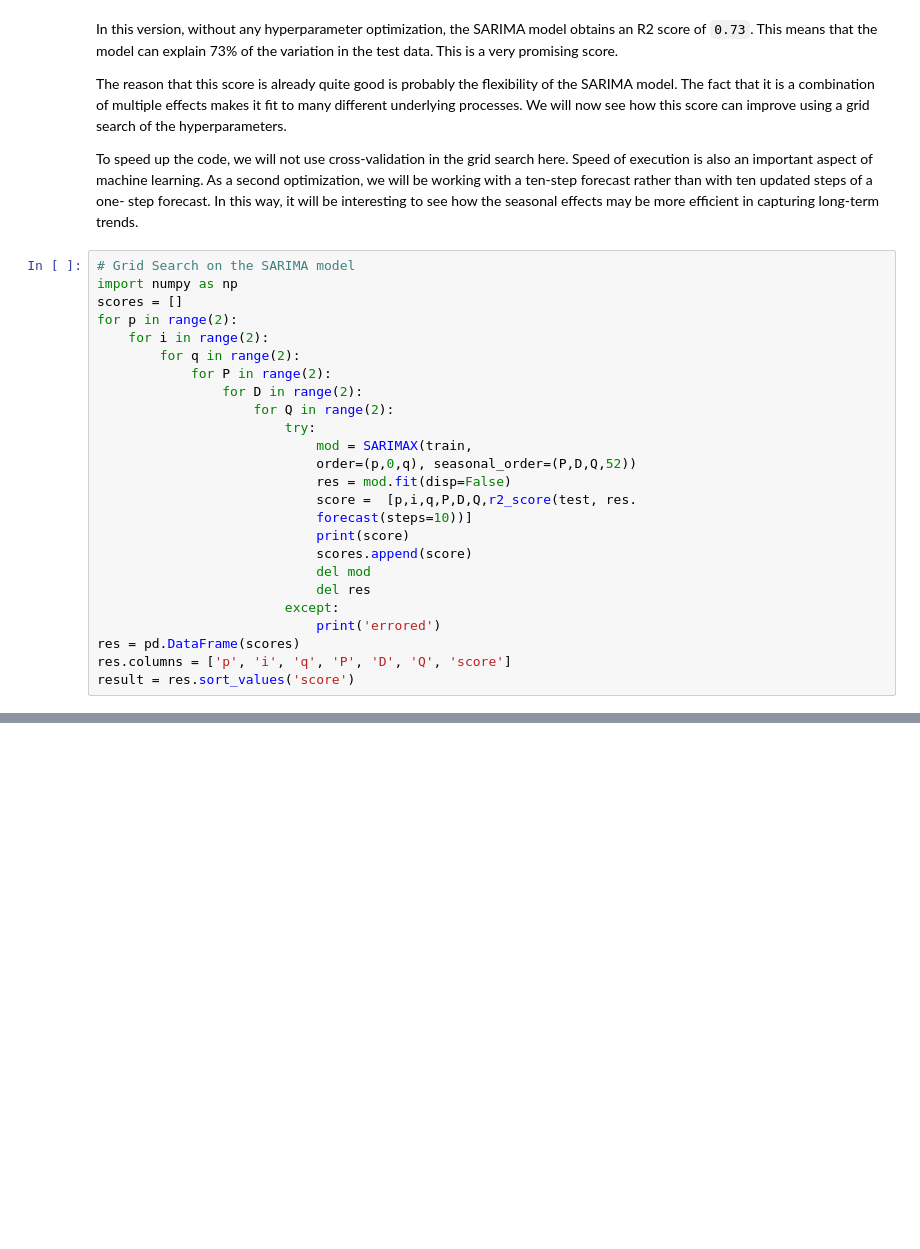
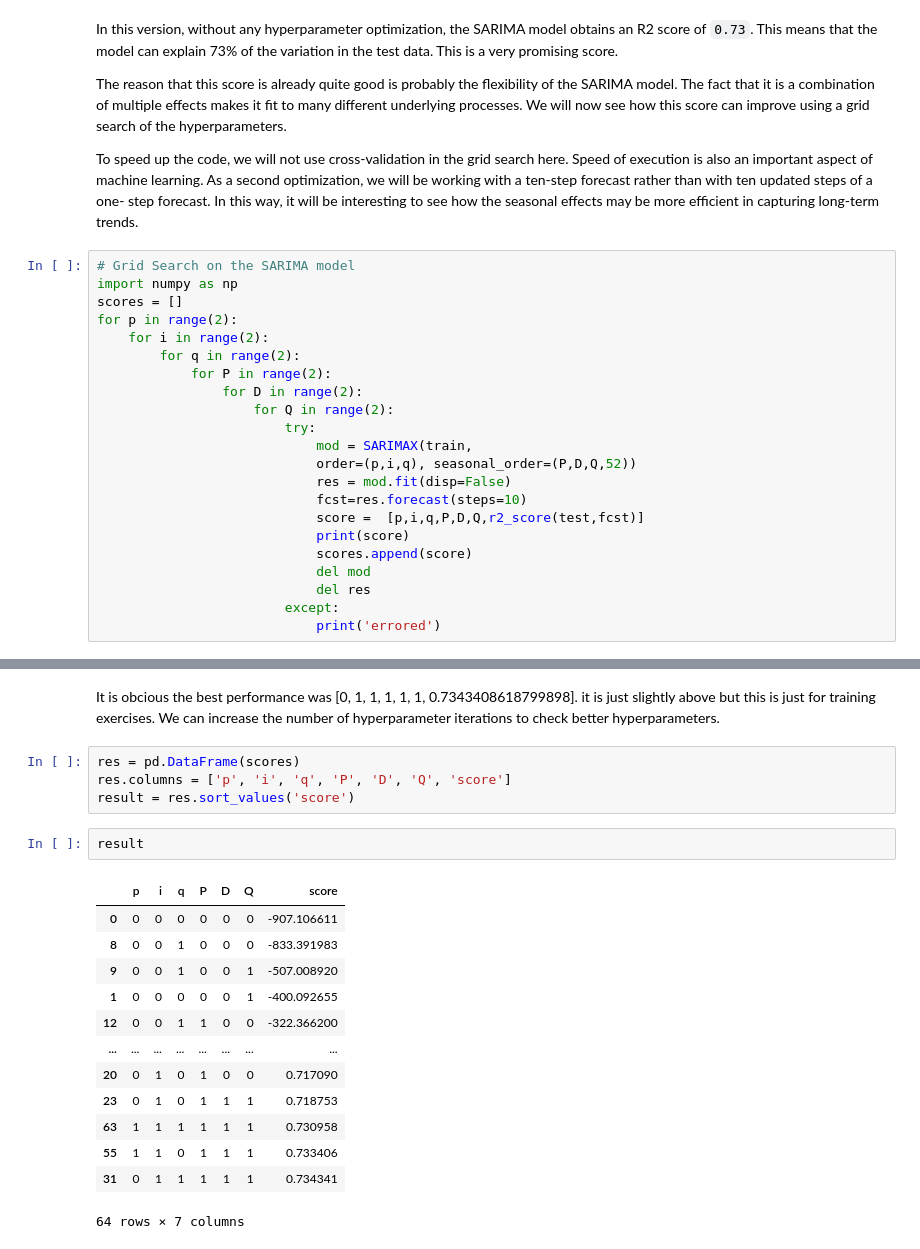
Before and after one commit to Udeani4/time_series_analysis, a Jupyter notebook: UNIVARIATE_TIME_SERIES/SARIMA.ipynb, the cells around one changed output, grey strips where cells are left out. Drawn from its saved outputs; the diff is of its cells as text; blank space fills up the shorter version.

```diff
--- a/UNIVARIATE_TIME_SERIES/SARIMA.ipynb
+++ b/UNIVARIATE_TIME_SERIES/SARIMA.ipynb
@@ -149,16 +149,13 @@ for p in range(2):
                     for Q in range(2):
                         try:
                             mod = SARIMAX(train,
-                            order=(p,0,q), seasonal_order=(P,D,Q,52))
+                            order=(p,i,q), seasonal_order=(P,D,Q,52))
                             res = mod.fit(disp=False)
-                            score =  [p,i,q,P,D,Q,r2_score(test, res.
-                            forecast(steps=10))]
+                            fcst=res.forecast(steps=10)
+                            score =  [p,i,q,P,D,Q,r2_score(test,fcst)]
                             print(score)
                             scores.append(score)
                             del mod
                             del res
                         except:
                             print('errored')
-res = pd.DataFrame(scores)
-res.columns = ['p', 'i', 'q', 'P', 'D', 'Q', 'score']
-result = res.sort_values('score')
@@ -164,0 +180,22 @@ result = res.sort_values('score')
+# %% [markdown]
+It is obcious the best performance was [0, 1, 1, 1, 1, 1, 0.7343408618799898]. it is just slightly above but this is just for training exercises. We can increase the number of hyperparameter iterations to check better hyperparameters.
+# %%
+res = pd.DataFrame(scores)
+res.columns = ['p', 'i', 'q', 'P', 'D', 'Q', 'score']
+result = res.sort_values('score')
+# %%
+result
+# %% [output]
+|  | p | i | q | P | D | Q | score |
+| 0 | 0 | 0 | 0 | 0 | 0 | 0 | -907.106611 |
+| 8 | 0 | 0 | 1 | 0 | 0 | 0 | -833.391983 |
+| 9 | 0 | 0 | 1 | 0 | 0 | 1 | -507.008920 |
+| 1 | 0 | 0 | 0 | 0 | 0 | 1 | -400.092655 |
+| 12 | 0 | 0 | 1 | 1 | 0 | 0 | -322.366200 |
+| ... | ... | ... | ... | ... | ... | ... | ... |
+| 20 | 0 | 1 | 0 | 1 | 0 | 0 | 0.717090 |
+| 23 | 0 | 1 | 0 | 1 | 1 | 1 | 0.718753 |
+| 63 | 1 | 1 | 1 | 1 | 1 | 1 | 0.730958 |
+| 55 | 1 | 1 | 0 | 1 | 1 | 1 | 0.733406 |
+| 31 | 0 | 1 | 1 | 1 | 1 | 1 | 0.734341 |
+64 rows × 7 columns
```
Also changed, not shown: parts of 2 cells of this notebook.
